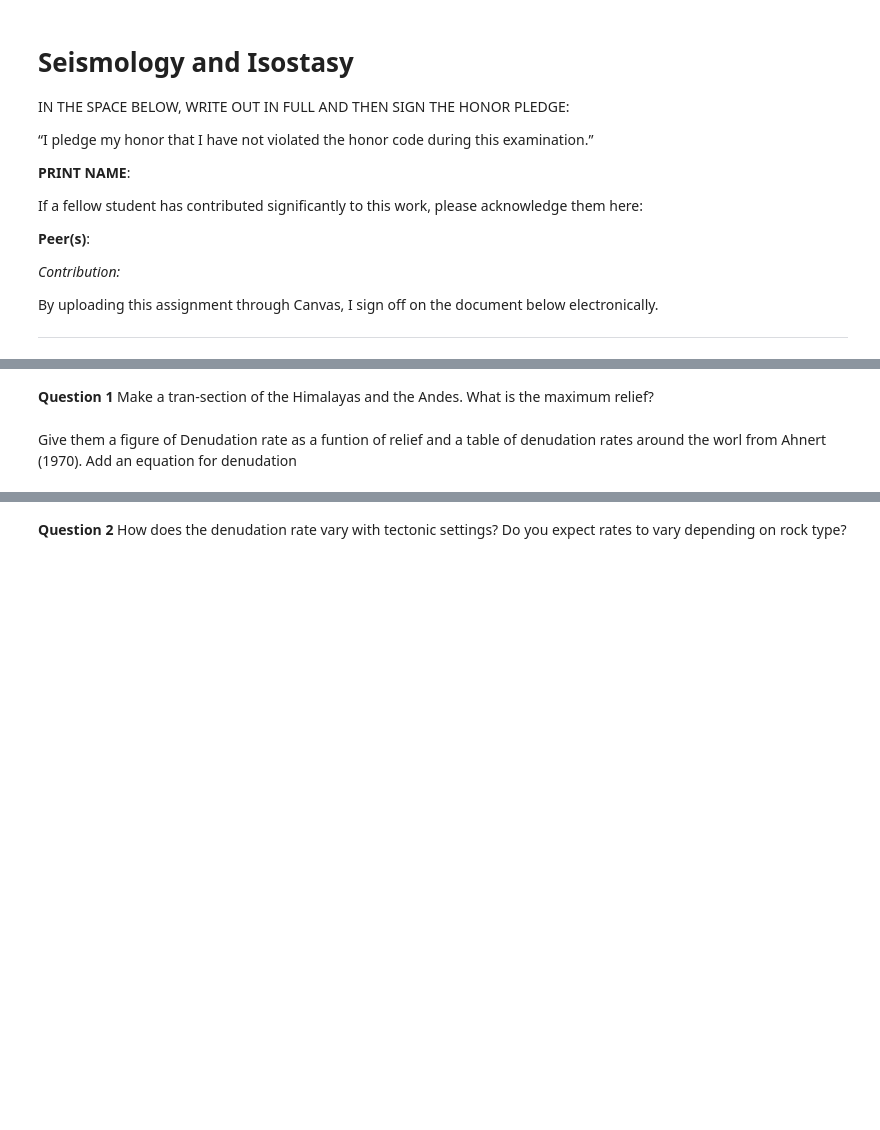
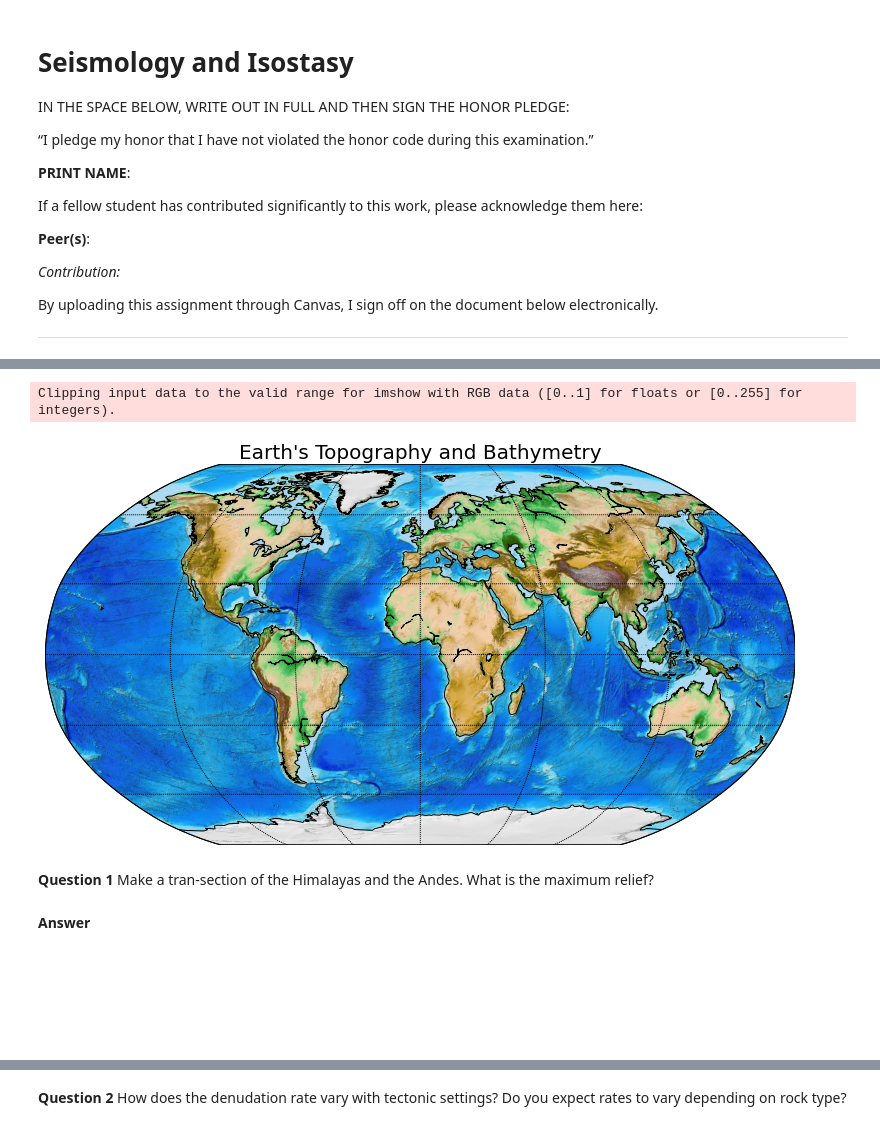
Before and after one commit to globalseismology/avni-courses.solid-earth-fundamentals, a Jupyter notebook: PS_5_Seismology_Isostasy/Seismology_Isostasy.ipynb, the cells around one changed output, grey strips where cells are left out. Drawn from its saved outputs; the diff is of its cells as text; code cells hidden in the pictures; blank space fills up the shorter version.

```diff
--- a/PS_5_Seismology_Isostasy/Seismology_Isostasy.ipynb
+++ b/PS_5_Seismology_Isostasy/Seismology_Isostasy.ipynb
@@ -24,4 +30,30 @@ Relief is ...
+# %%
+import os
+os.environ['PROJ_LIB'] = os.path.join(os.environ['CONDA_PREFIX'],'share/proj') # This is required for Basemap plotting to work
+
+from mpl_toolkits.basemap import Basemap
+import numpy as np
+import matplotlib.pyplot as plt
+
+fig = plt.figure(figsize=[14, 7])
+# lon_0 is central longitude of projection.
+# resolution = 'c' means use crude resolution coastlines.
+m = Basemap(projection='robin',lon_0=0,resolution='c')
+m.drawcoastlines()
+# draw parallels and meridians.
+m.drawparallels(np.arange(-90.,90.,30.))
+m.drawmeridians(np.arange(-180.,180.,60.))
+m.drawmapboundary()
+m.etopo()
+plt.title("Earth's Topography and Bathymetry",fontsize=20)
+plt.show()
+# %% [output]
+Clipping input data to the valid range for imshow with RGB data ([0..1] for floats or [0..255] for integers).
+[figure, added]
 # %% [markdown]
 **Question 1** Make a tran-section of the Himalayas and the Andes. What is the maximum relief?
-# %% [markdown]
-Give them a figure of Denudation rate as a funtion of relief and a table of denudation rates around the worl from Ahnert (1970). Add an equation for denudation
+# %% [markdown]
+**Answer**
+# %% [markdown]
+<br><br/>
+<br><br/>
```
Also changed, not shown: parts of 13 cells of this notebook, 5 other files.
